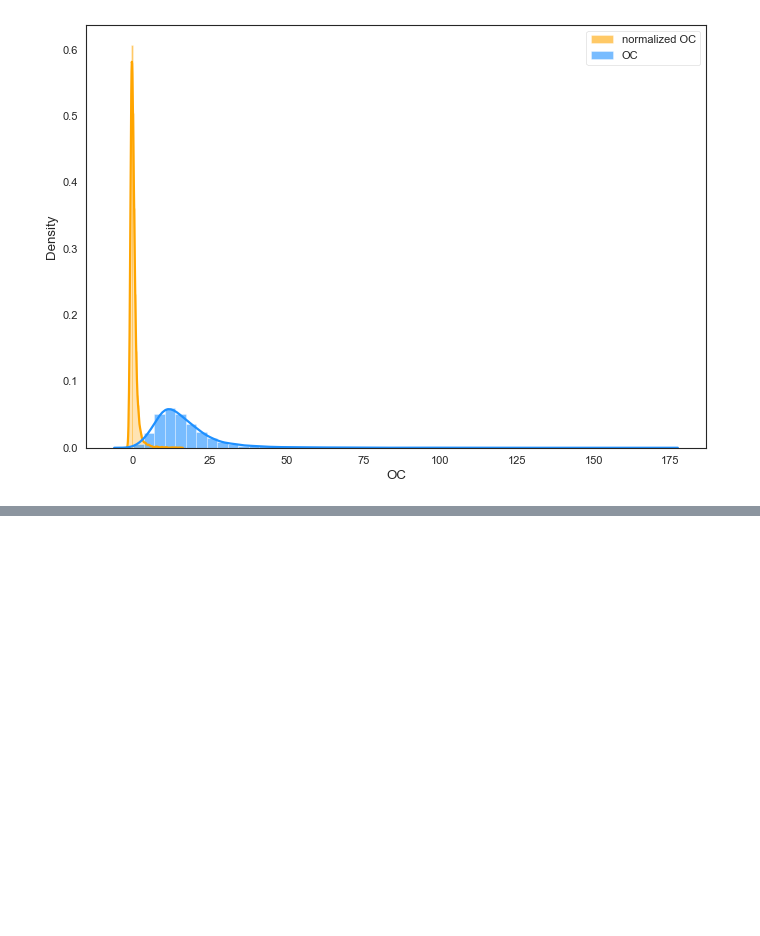
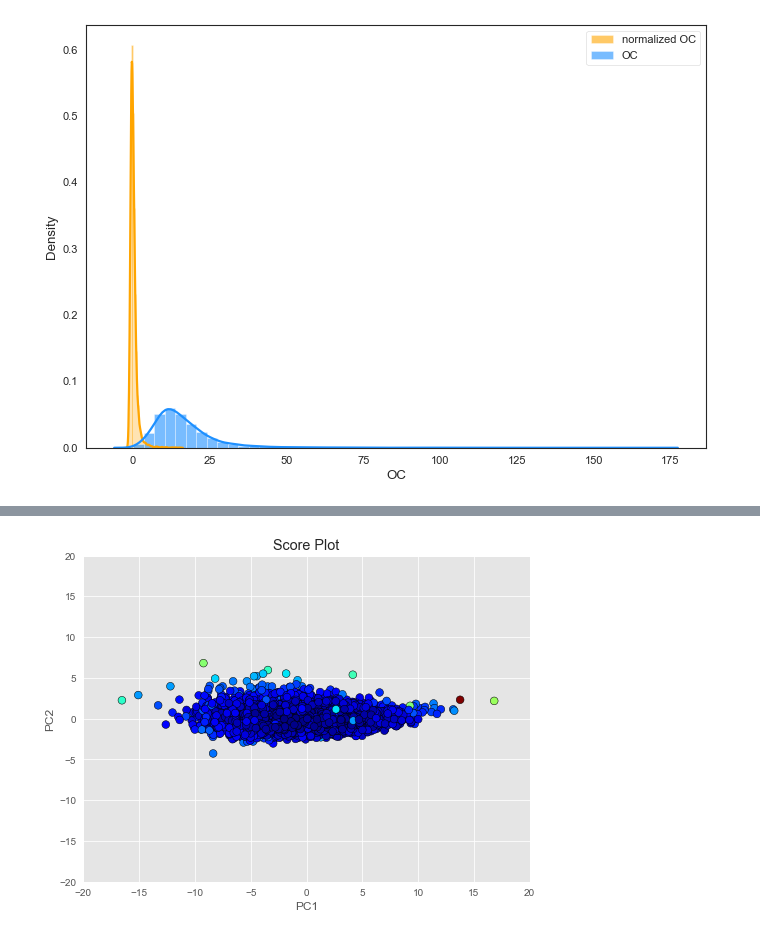
Before and after one commit to saberioon/WORLDSOILS, a Jupyter notebook: src/test_data.ipynb, the cells around one changed output, grey strips where cells are left out. Saved outputs shown, nothing was run; the diff lists cells and outputs as text; code cells hidden in the pictures; blank space fills up the shorter version.

```diff
--- a/src/test_data.ipynb
+++ b/src/test_data.ipynb
@@ -146,0 +203,22 @@ RobustScaler Data =  [-0.28  0.25 -0.04 ... -1.12 -0.54 -0.31]
+# %%
+# -3
+from sklearn.covariance import EmpiricalCovariance, MinCovDet
+
+# fit a Minimum Covariance Determinant (MCD) robust estimator to data
+robust_cov = MinCovDet().fit(T[:,:5])
+
+# Get the Mahalanobis distance
+m = robust_cov.mahalanobis(T[:,:5])
+# %%
+colors = [plt.cm.jet(float(i)/max(m)) for i in m]
+fig = plt.figure(figsize=(8,6))
+with plt.style.context(('ggplot')):
+    plt.scatter(T[:, 0], T[:, 1], c=colors, edgecolors='k', s=60)
+    plt.xlabel('PC1')
+    plt.ylabel('PC2')
+    plt.xlim((-20, 20))
+    plt.ylim((-20, 20))
+    plt.title('Score Plot')
+plt.show()
+# %% [output]
+[figure, added]
```
Also changed, not shown: parts of 11 cells of this notebook, 11 other files.
